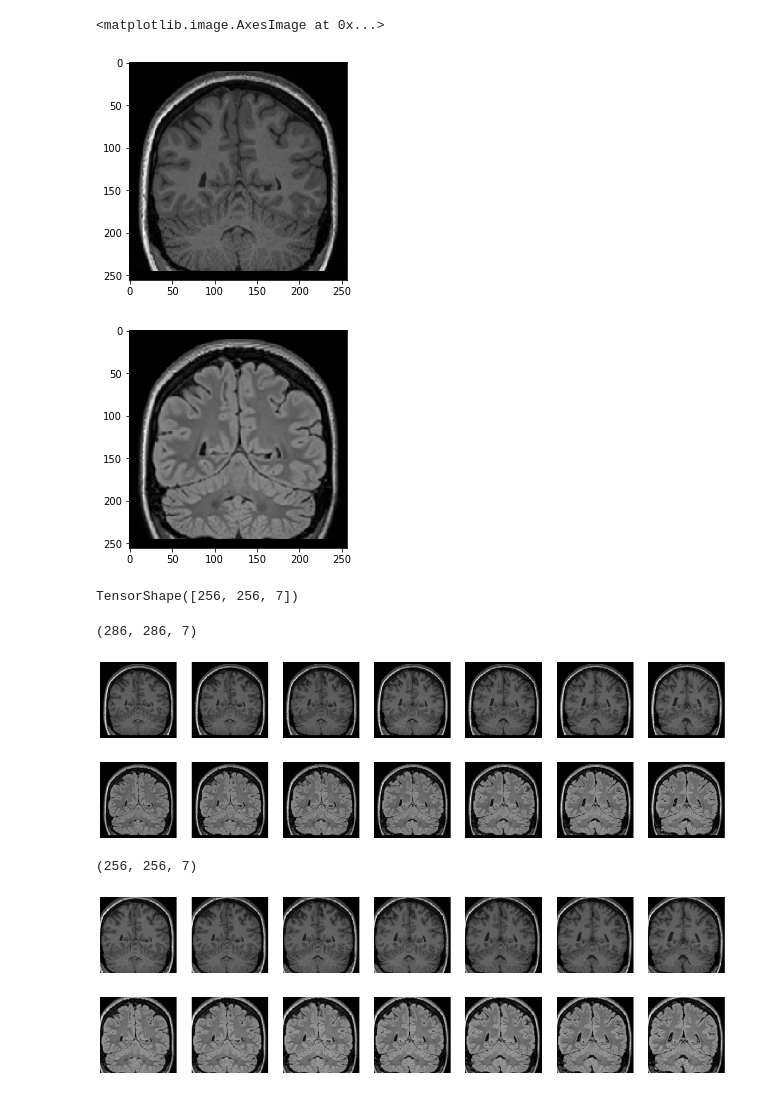
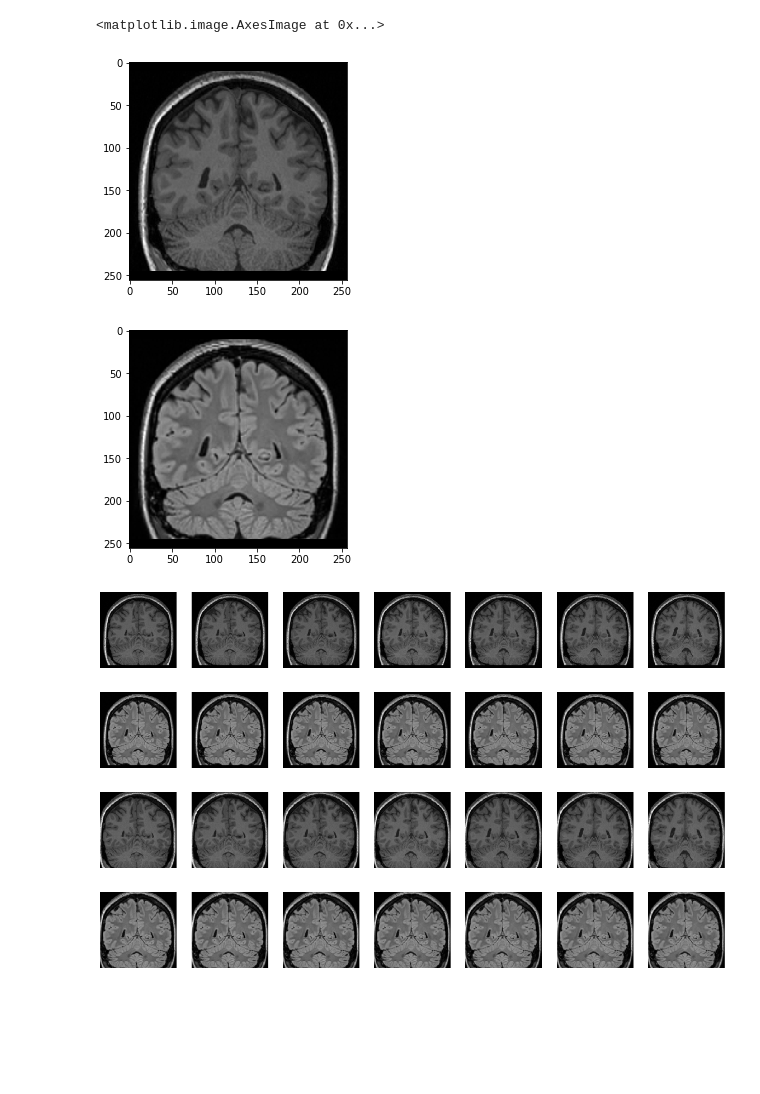
Before and after one commit to bastiandavid/DeepFCD, a Jupyter notebook: T1_2_FLAIR-3d_multichannel.ipynb, the cells around one changed output. Cells and saved outputs as stored; diff of their text form; code cells hidden in the pictures; blank space fills up the shorter version.

Commit message:
Adjusting augmentation for different channel sizes of input images

```diff
--- a/T1_2_FLAIR-3d_multichannel.ipynb
+++ b/T1_2_FLAIR-3d_multichannel.ipynb
@@ -137,18 +141,14 @@ def load(image_file):
 # %%
 inp, re = load(T1PATH+'train/12038_slice080.png')
 # casting to int for matplotlib to show the image
 plt.figure()
-plt.imshow(inp[:,:,0]/255.0,cmap='gray')
+plt.imshow(inp[:,:,INPUT_CHANNELS//2]/255.0,cmap='gray')
 plt.figure()
 plt.imshow(re[:,:,0]/255.0,cmap='gray')
 # %% [output]
 <matplotlib.image.AxesImage at 0x...>
-[figure, old version]
+[figure, new version]
-[figure, old version]
+[figure, new version]
-# %%
-inp.shape
-# %% [output]
-TensorShape([256, 256, 7])
 # %%
 def resize(input_image, real_image, height, width):
   input_image = tf.image.resize(input_image, [height, width],
@@ -159,17 +159,18 @@ def resize(input_image, real_image, height, width):
   return input_image, real_image
 # %%
 rs_inp,rs_re = resize(inp,re,286,286)
-print(rs_inp.shape)
 inp_list=[rs_inp,rs_re]
 
 for i in range(2):
   plt.figure(figsize=(20,15))
   for j in range(INPUT_CHANNELS):
-    plt.subplot(1,7,j+1)
-    plt.imshow(inp_list[i][:,:,j]/255.0,cmap='gray')
+    plt.subplot(1,INPUT_CHANNELS,j+1)
+    if inp_list[i].shape[2] != 1:
+        plt.imshow(inp_list[i][:,:,j]/255.0,cmap='gray')
+    else:
+        plt.imshow(inp_list[i][:,:,0]/255.0,cmap='gray')
     plt.axis('off')
 # %% [output]
-(286, 286, 7)
 [figure]
 [figure]
 # %%
@@ -182,18 +184,19 @@ def random_crop(input_image, real_image):
 # %%
 rc_inp,rc_re = random_crop(rs_inp,rs_re)
-print(rc_inp.shape)
 inp_list=[rc_inp,rc_re]
 
 for i in range(2):
   plt.figure(figsize=(20,15))
   for j in range(INPUT_CHANNELS):
     plt.subplot(1,INPUT_CHANNELS,j+1)
-    plt.imshow(inp_list[i][:,:,j]/255.0,cmap='gray')
+    if inp_list[i].shape[2] != 1:
+        plt.imshow(inp_list[i][:,:,j]/255.0,cmap='gray')
+    else:
+        plt.imshow(inp_list[i][:,:,0]/255.0,cmap='gray')
     plt.axis('off')
 # %% [output]
-(256, 256, 7)
 [figure]
-[figure, old version]
+[figure, new version]
 # %%
 # normalizing the images to [-1, 1]
 
```
Also changed, not shown: parts of 12 cells of this notebook.
